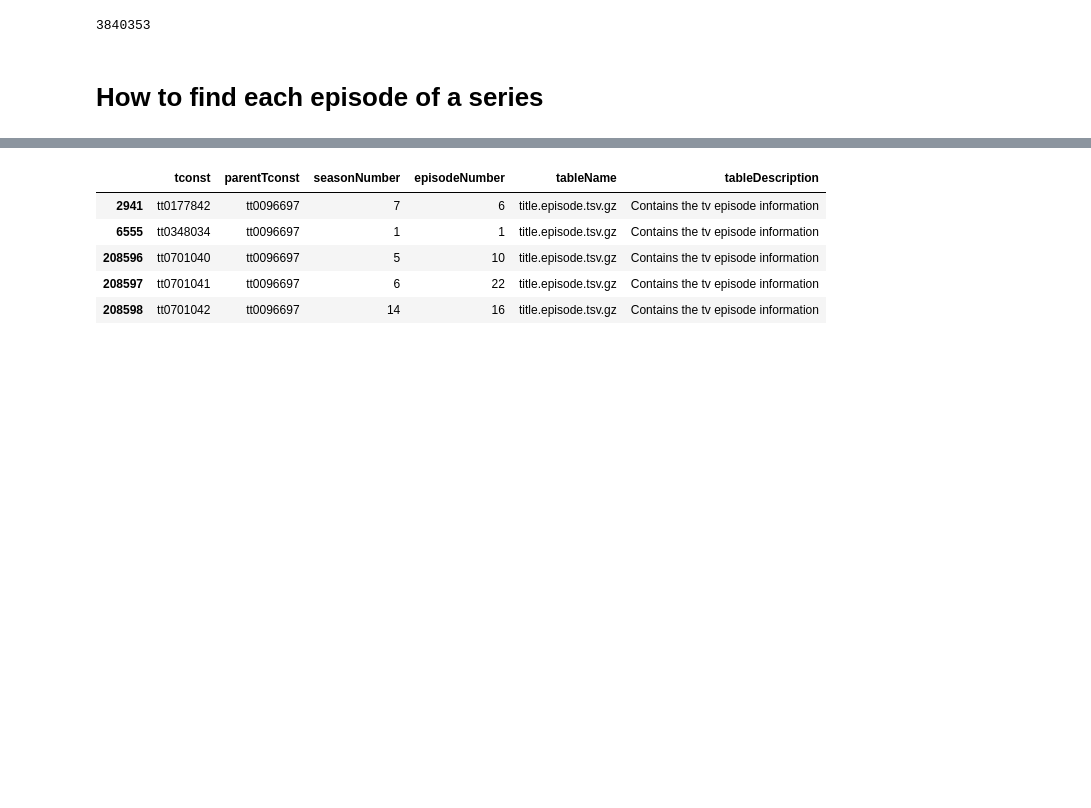
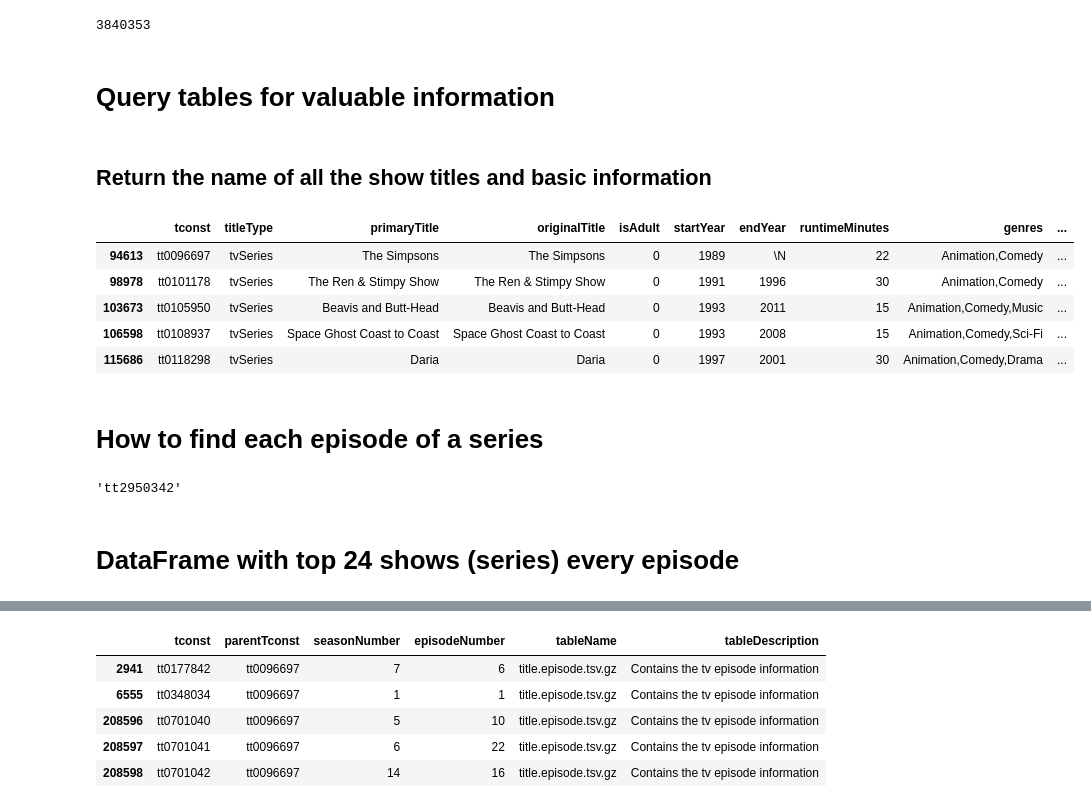
Before and after one commit to AxanderW/testImdb, a Jupyter notebook: database/imdb_data_raw.ipynb, the cells around one changed output, grey strips where cells are left out. Drawn from its saved outputs; the diff is of its cells as text; code cells hidden in the pictures; blank space fills up the shorter version.

```diff
--- a/imdb_data_raw.ipynb
+++ b/database/imdb_data_raw.ipynb
@@ -308,3 +270,7 @@ titles_episode_pf.head()
 titles_episode_pf['tconst'].nunique()
 # %% [output]
 3840353
+# %% [markdown]
+# Query tables for valuable information
+# %% [markdown]
+## Return the name of all the show titles and basic information
@@ -311,2 +279,73 @@ titles_episode_pf['tconst'].nunique()
+# %%
+all_episodes_titles = titles_basic_pf[titles_basic_pf.tconst.isin(top_20_shows)]
+# %%
+all_episodes_titles.head()
+# %% [output]
+|  | tconst | titleType | primaryTitle | originalTitle | isAdult | startYear | endYear | runtimeMinutes | genres | ... |
+| 94613 | tt0096697 | tvSeries | The Simpsons | The Simpsons | 0 | 1989 | \N | 22 | Animation,Comedy | ... |
+| 98978 | tt0101178 | tvSeries | The Ren & Stimpy Show | The Ren & Stimpy Show | 0 | 1991 | 1996 | 30 | Animation,Comedy | ... |
+| 103673 | tt0105950 | tvSeries | Beavis and Butt-Head | Beavis and Butt-Head | 0 | 1993 | 2011 | 15 | Animation,Comedy,Music | ... |
+| 106598 | tt0108937 | tvSeries | Space Ghost Coast to Coast | Space Ghost Coast to Coast | 0 | 1993 | 2008 | 15 | Animation,Comedy,Sci-Fi | ... |
+| 115686 | tt0118298 | tvSeries | Daria | Daria | 0 | 1997 | 2001 | 30 | Animation,Comedy,Drama | ... |
 # %% [markdown]
 # How to find each episode of a series
+# %%
+top_24_shows = [
+
+    'tt0096697',
+    'tt2861424',
+    'tt0101178',
+    'tt0105950',
+    'tt0402022',
+    'tt0208614',
+    'tt0118298',
+    'tt0121955',
+    'tt0182576',
+    'tt0397306',
+    'tt0118375',
+    'tt0108937',
+    'tt0149460',
+    'tt0297494',
+    'tt1486217',
+    'tt0373732',
+    'tt0839188',
+    'tt0437745',
+    'tt0457146',
+    'tt1031283',
+    'tt6524350',
+    'tt1561755',
+    'tt3398228',
+    'tt2950342'
+
+]
+
+simpsons_id = 'tt0096697'
+rick_and_morty_id = 'tt2861424'
+ren_and_stimpy_id = 'tt0101178'
+beevis_and_butthead_id = 'tt0105950'
+aeon_flux_id ='tt0402022'
+celebrity_death_match_id = 'tt0208614'
+daria_id = 'tt0118298'
+south_park_id = 'tt0121955'
+family_guy_id = 'tt0182576'
+american_dad_id = 'tt0397306'
+king_of_the_hill_id =  'tt0118375'
+space_ghost_id = 'tt0108937'
+futurama_id = 'tt0149460'
+aqua_teen_id = 'tt0297494'
+archer_id = 'tt1486217'
+boondocks_id = 'tt0373732'
+metalocalypse_id = 'tt0839188'
+robot_chicken_id = 'tt0437745'
+squidbillies_id = 'tt0457146'
+super_jail_id = 'tt1031283'
+big_mouth_id = 'tt6524350'
+bobs_burgers_id = 'tt1561755'
+bojack_horseman_id =  'tt3398228'
+mr_pickles_id = 'tt2950342'
+
+mr_pickles_id
+# %% [output]
+'tt2950342'
+# %% [markdown]
+# DataFrame with top 24 shows (series) every episode
```
Also changed, not shown: parts of 24 cells of this notebook, 3 other files.
